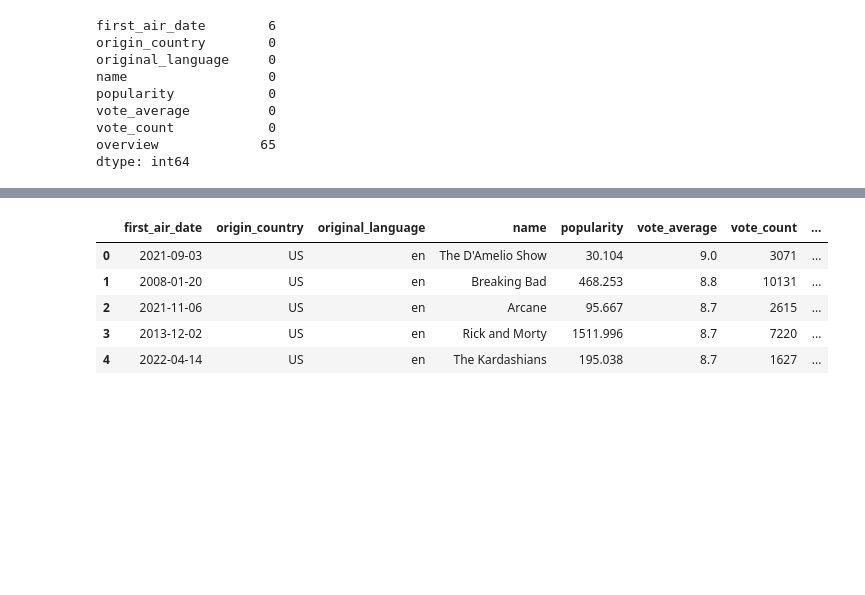
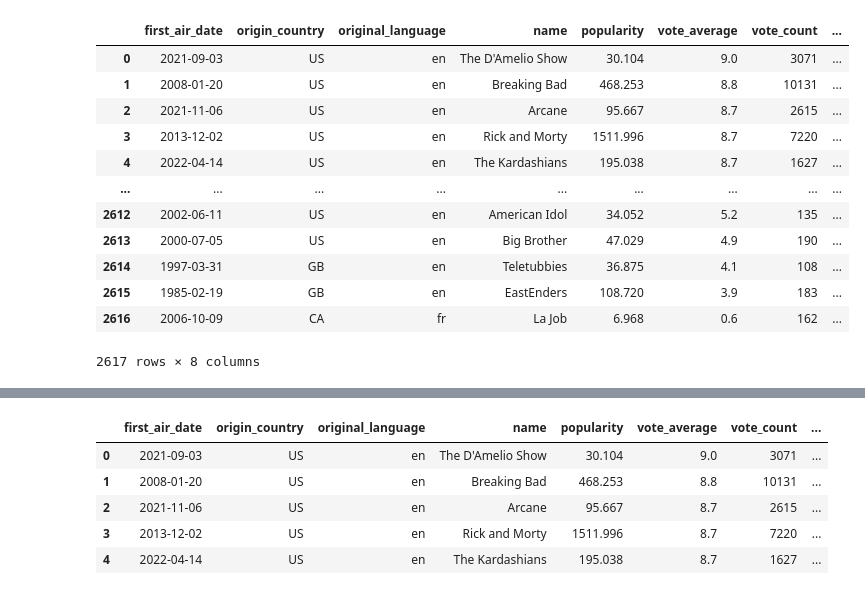
Before and after one commit to ericleo8/Netflix-Analysis, a Jupyter notebook: NetflixAnalysis.ipynb, the cells around one changed output, grey strips where cells are left out. Cells and saved outputs as stored; diff of their text form; code cells hidden in the pictures; blank space fills up the shorter version.

```diff
--- a/NetflixAnalysis.ipynb
+++ b/NetflixAnalysis.ipynb
@@ -11,18 +11,21 @@ from wordcloud import WordCloud,STOPWORDS
 # %%
 df = pd.read_csv("data_TV.csv")
 df=pd.DataFrame(df)
-df.head(5)
-df.isnull().sum()
+df
 # %% [output]
+|  | first_air_date | origin_country | original_language | name | popularity | vote_average | vote_count | ... |
+| 0 | 2021-09-03 | US | en | The D'Amelio Show | 30.104 | 9.0 | 3071 | ... |
+| 1 | 2008-01-20 | US | en | Breaking Bad | 468.253 | 8.8 | 10131 | ... |
+| 2 | 2021-11-06 | US | en | Arcane | 95.667 | 8.7 | 2615 | ... |
+| 3 | 2013-12-02 | US | en | Rick and Morty | 1511.996 | 8.7 | 7220 | ... |
+| 4 | 2022-04-14 | US | en | The Kardashians | 195.038 | 8.7 | 1627 | ... |
+| ... | ... | ... | ... | ... | ... | ... | ... | ... |
+| 2612 | 2002-06-11 | US | en | American Idol | 34.052 | 5.2 | 135 | ... |
+| 2613 | 2000-07-05 | US | en | Big Brother | 47.029 | 4.9 | 190 | ... |
+| 2614 | 1997-03-31 | GB | en | Teletubbies | 36.875 | 4.1 | 108 | ... |
+| 2615 | 1985-02-19 | GB | en | EastEnders | 108.720 | 3.9 | 183 | ... |
+| 2616 | 2006-10-09 | CA | fr | La Job | 6.968 | 0.6 | 162 | ... |
-first_air_date        6
-origin_country        0
-original_language     0
-name                  0
-popularity            0
-vote_average          0
-vote_count            0
-overview             65
-dtype: int64
+2617 rows × 8 columns
 # %%
 pp.ProfileReport(df)
 # %% [output]
```
Also changed, not shown: parts of 7 cells of this notebook.
